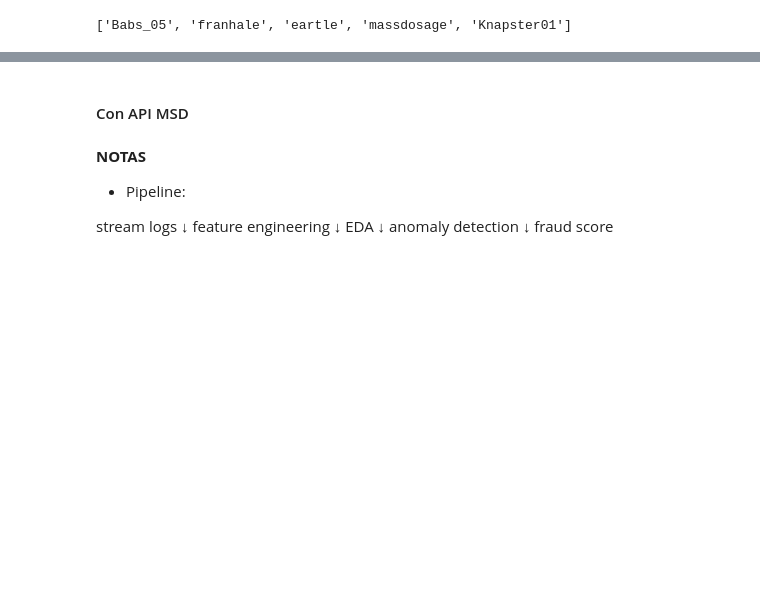
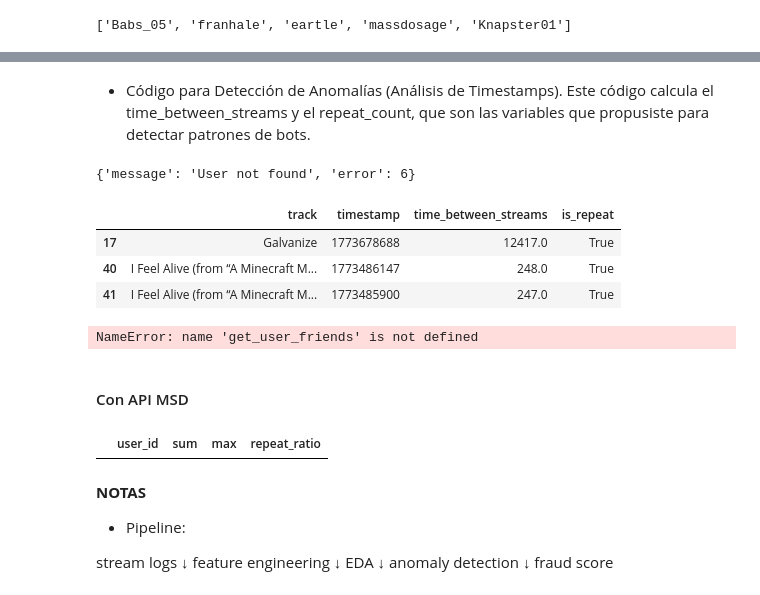
Before and after one commit to 4GeeksAcademy/ProyectoFinal23, a Jupyter notebook: src/Recolectar_Data.ipynb, the cells around one changed output, grey strips where cells are left out. Drawn from its saved outputs; the diff is of its cells as text; code cells hidden in the pictures; blank space fills up the shorter version.

```diff
--- a/src/Recolectar_Data.ipynb
+++ b/src/Recolectar_Data.ipynb
@@ -520,2 +435,56 @@ df_escuchas.drop(['mbid','album','url','image'],axis=1)
+# %% [markdown]
+* Código para Detección de Anomalías (Análisis de Timestamps). Este código calcula el time_between_streams y el repeat_count, que son las variables que propusiste para detectar patrones de bots.
+# %%
+# API Request
+ret = requests.get(f"https://ws.audioscrobbler.com/2.0/?method=user.getRecentTracks&user='rj'&api_key=63e059c3c912a3f642daf2372484d183&format=json")
+ret.json()
+# %% [output]
+{'message': 'User not found', 'error': 6}
+# %%
+def detect_streaming_fraud(API_KEY, username):
+    # Petición clave para ver el historial con timestamps [4]
+    url = f"https://ws.audioscrobbler.com/2.0/?method=user.getRecentTracks&user={username}&api_key={API_KEY}&format=json"
+    response = requests.get(url).json()
+    tracks = response['recenttracks']['track']
+
+    # Creamos un DataFrame para procesar los patrones temporales [7]
+    data = []
+    for t in tracks:
+        if 'date' in t: # Solo tracks que ya terminaron de sonar
+            data.append({
+                'track': t['name'],
+                'timestamp': int(t['date']['uts']) # Unix timestamp
+            })
+
+    df = pd.DataFrame(data)
+
+    # Feature Engineering para anomalías [7]:
+    # 1. Calcular tiempo entre canciones (en segundos)
+    df['time_between_streams'] = df['timestamp'].diff().abs()
+
+    # 2. Detectar reproducciones consecutivas de la misma canción (repeat_count)
+    df['is_repeat'] = df['track'] == df['track'].shift()
+
+    # Análisis de fraude:
+    # Si el tiempo entre canciones es constante (ej. exactamente 30s) o
+    # si el repeat_count es excesivo, marcamos como sospechoso [7, 9]
+    sospechoso = df[(df['time_between_streams'] < 30) | (df['is_repeat'] == True)]
+
+    return sospechoso
+# %%
+# Reutilizo la lista de usuarios iniciales de Last.fm API
+API_KEY = "63e059c3c912a3f642daf2372484d183"
+detect_streaming_fraud(API_KEY, 'rj')
+# %% [output]
+|  | track | timestamp | time_between_streams | is_repeat |
+| 17 | Galvanize | 1773678688 | 12417.0 | True |
+| 40 | I Feel Alive (from “A Minecraft M... | 1773486147 | 248.0 | True |
+| 41 | I Feel Alive (from “A Minecraft M... | 1773485900 | 247.0 | True |
+# %%
+# Reutilizo la función get user friends
+lista_usuarios = get_user_friends("rj")
+detect_streaming_fraud(API_KEY,lista_usuarios)
+# %% [output]
+NameError: name 'get_user_friends' is not defined
 # %% [markdown]
 #### Con API MSD
@@ -536,6 +509,11 @@ def load_msd_user_data(file_path):
     # Identificamos posibles anomalías (por ejemplo, alguien que escucha una sola canción el 90% del tiempo)
     posibles_bots = user_stats[user_stats['repeat_ratio'] > 0.9]
     return posibles_bots
+# %%
+data_users_msd = 'http://millionsongdataset.com/sites/default/files/tasteprofile/taste_profile_usercat_120k.txt'
+load_msd_user_data(data_users_msd)
+# %% [output]
+|  | user_id | sum | max | repeat_ratio |
 # %% [markdown]
 
 **NOTAS**
```
Also changed, not shown: parts of 31 cells of this notebook, 2 other files.
